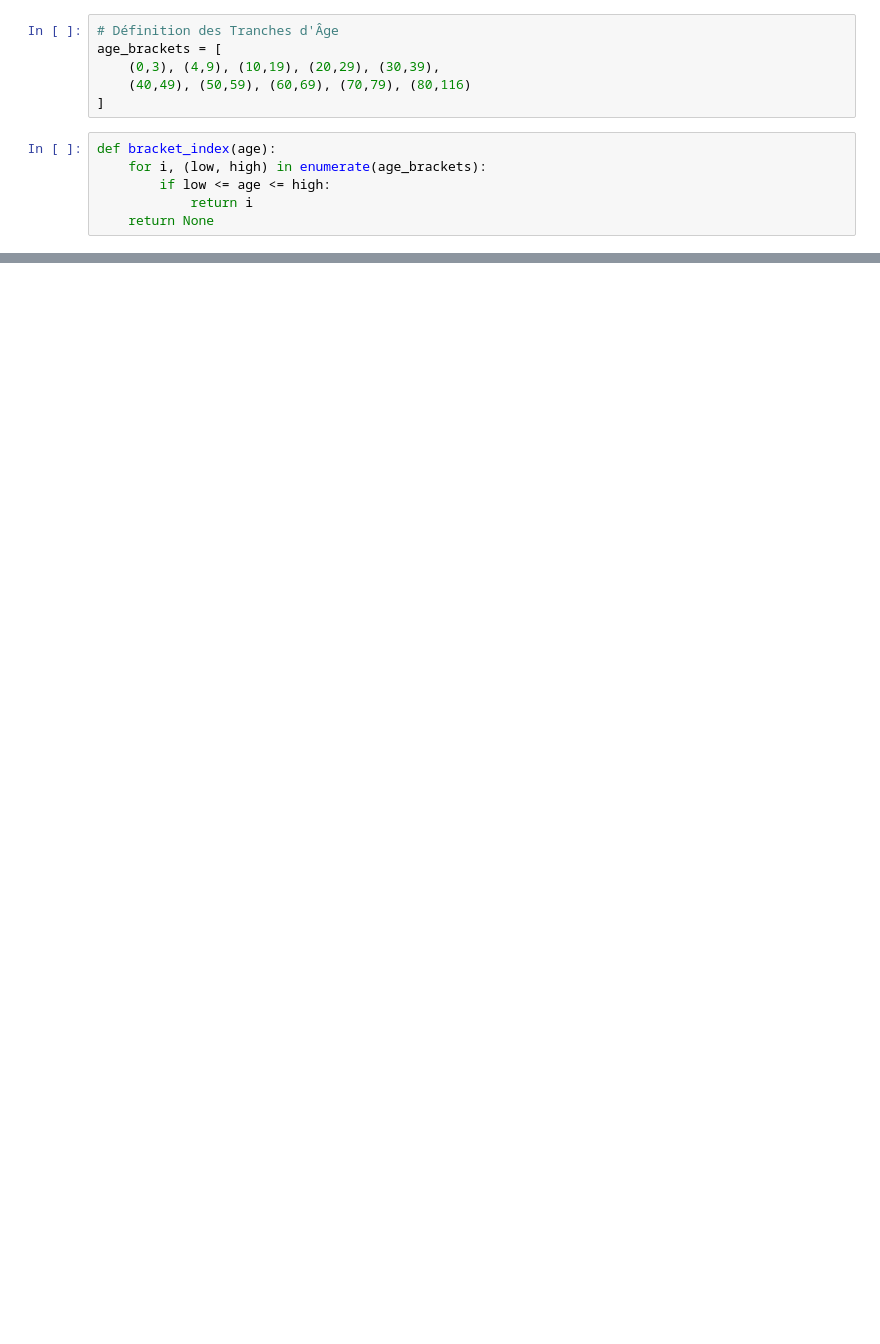
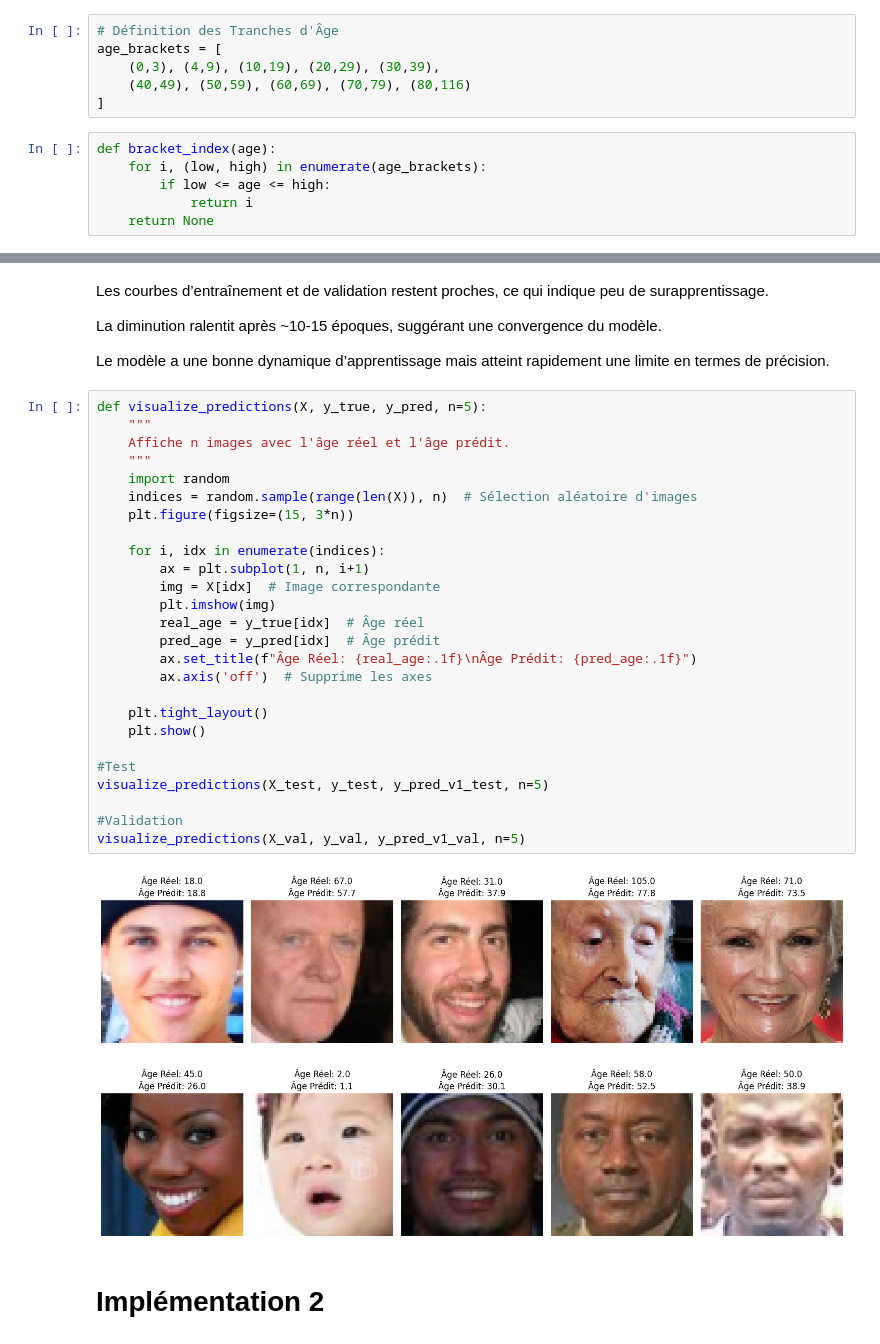
Before and after one commit to HuanJY/SAEBUT3, a Jupyter notebook: Model2.ipynb, the cells around one changed output, grey strips where cells are left out. Cells and saved outputs as stored; diff of their text form; blank space fills up the shorter version.

```diff
--- a/Model2.ipynb
+++ b/Model2.ipynb
@@ -699,0 +525,37 @@ En résumé, le V2 montre une performance quasi identique à celle du V1, démon
+# %% [markdown]
+Les courbes d’entraînement et de validation restent proches, ce qui indique peu de surapprentissage.
+
+La diminution ralentit après ~10-15 époques, suggérant une convergence du modèle.
+
+Le modèle a une bonne dynamique d’apprentissage mais atteint rapidement une limite en termes de précision.
+# %%
+def visualize_predictions(X, y_true, y_pred, n=5):
+    """
+    Affiche n images avec l'âge réel et l'âge prédit.
+    """
+    import random
+    indices = random.sample(range(len(X)), n)  # Sélection aléatoire d'images
+    plt.figure(figsize=(15, 3*n))
+
+    for i, idx in enumerate(indices):
+        ax = plt.subplot(1, n, i+1)
+        img = X[idx]  # Image correspondante
+        plt.imshow(img)
+        real_age = y_true[idx]  # Âge réel
+        pred_age = y_pred[idx]  # Âge prédit
+        ax.set_title(f"Âge Réel: {real_age:.1f}\nÂge Prédit: {pred_age:.1f}")
+        ax.axis('off')  # Supprime les axes
+
+    plt.tight_layout()
+    plt.show()
+
+#Test
+visualize_predictions(X_test, y_test, y_pred_v1_test, n=5)
+
+#Validation
+visualize_predictions(X_val, y_val, y_pred_v1_val, n=5)
+# %% [output]
+[figure, added]
+[figure, added]
+# %% [markdown]
+# Implémentation 2
```
Also changed, not shown: parts of 74 cells of this notebook, 1 other file.
